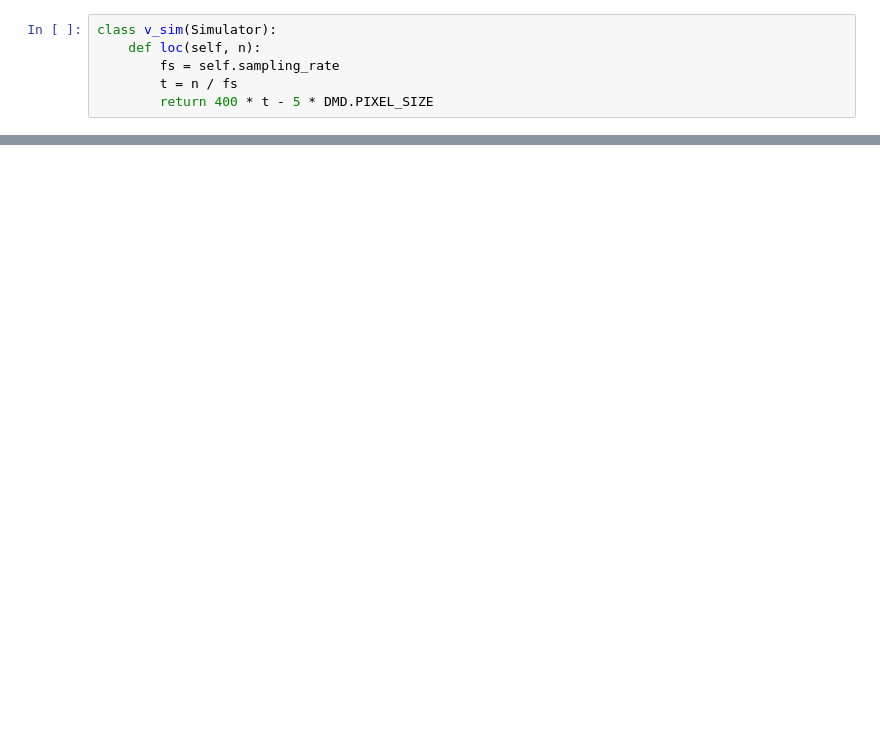
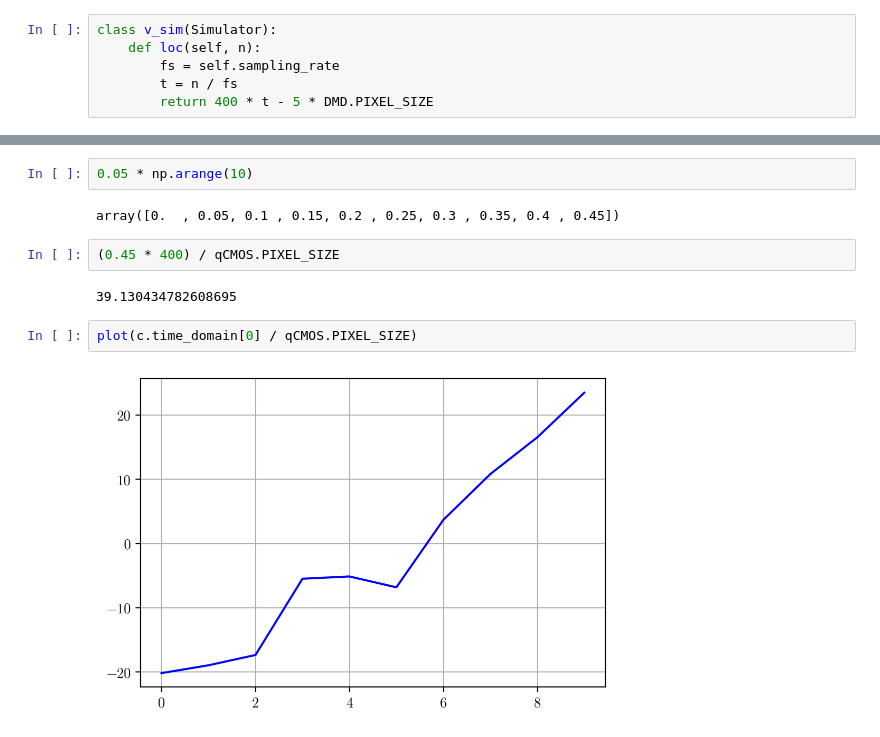
Before and after one commit to huchaoning/freqest-draft, a Jupyter notebook: v_est.ipynb, the cells around one changed output, grey strips where cells are left out. Drawn from its saved outputs; the diff is of its cells as text; blank space fills up the shorter version.

```diff
--- a/v_est.ipynb
+++ b/v_est.ipynb
@@ -58,0 +104,12 @@ scatter(x, y)
+# %%
+0.05 * np.arange(10)
+# %% [output]
+array([0.  , 0.05, 0.1 , 0.15, 0.2 , 0.25, 0.3 , 0.35, 0.4 , 0.45])
+# %%
+(0.45 * 400) / qCMOS.PIXEL_SIZE
+# %% [output]
+39.130434782608695
+# %%
+plot(c.time_domain[0] / qCMOS.PIXEL_SIZE)
+# %% [output]
+[figure, added]
```
Also changed, not shown: parts of 21 cells of this notebook, 2 other files.
